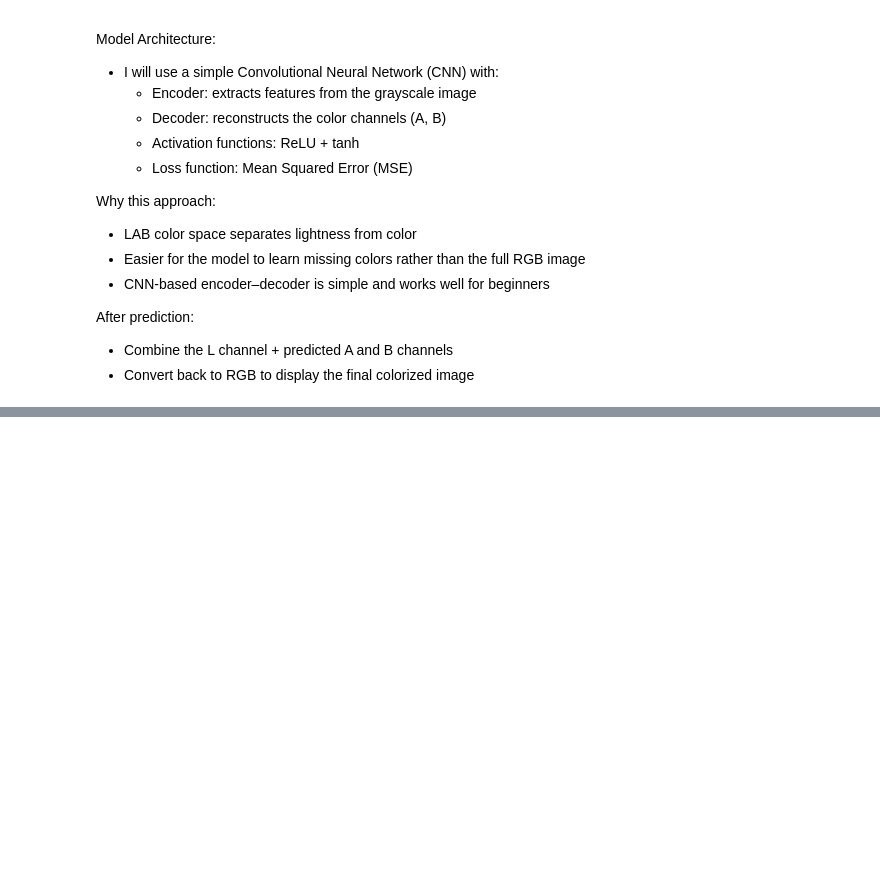
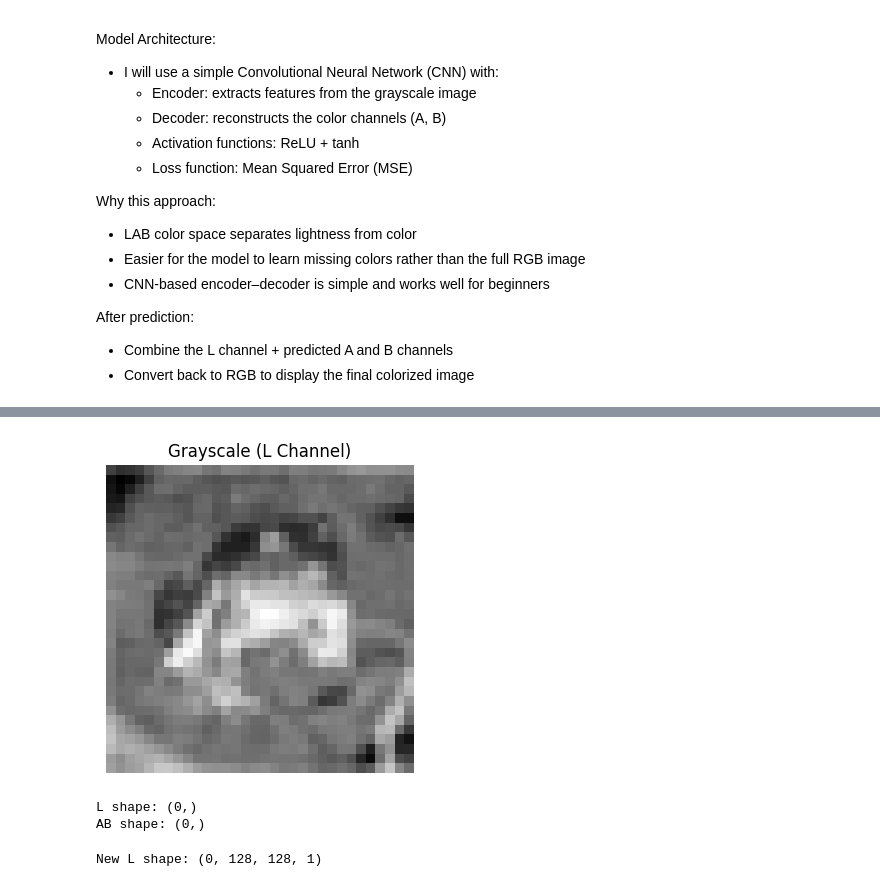
Before and after one commit to rakssan/genai-image-colorization, a Jupyter notebook: colorization_experiments.ipynb, the cells around one changed output, grey strips where cells are left out. Cells and saved outputs as stored; diff of their text form; code cells hidden in the pictures; blank space fills up the shorter version.

```diff
--- a/colorization_experiments.ipynb
+++ b/colorization_experiments.ipynb
@@ -79,0 +159,47 @@ After prediction:
+# %%
+lab = cv2.cvtColor((sample * 255).astype("uint8"), cv2.COLOR_RGB2LAB)
+L, A, B = cv2.split(lab)
+
+plt.figure(figsize=(4,4))
+plt.imshow(L, cmap="gray")
+plt.title("Grayscale (L Channel)")
+plt.axis("off")
+plt.show()
+# %% [output]
+[figure, added]
+# %%
+# Empty lists to store L channel (input) and AB channels (output)
+L_list = []
+AB_list = []
+
+for path in image_paths:
+    img = load_and_resize(path)
+
+    # Convert RGB → LAB
+    lab = cv2.cvtColor((img * 255).astype("uint8"), cv2.COLOR_RGB2LAB)
+    L, A, B = cv2.split(lab)
+
+    # Normalize A and B to [-1, 1]
+    A = A / 128 - 1
+    B = B / 128 - 1
+
+    L_list.append(L)
+    AB_list.append(np.stack((A, B), axis=-1))
+
+
+# Convert to numpy arrays
+L_list = np.array(L_list)
+AB_list = np.array(AB_list)
+
+print("L shape:", L_list.shape)
+print("AB shape:", AB_list.shape)
+# %% [output]
+L shape: (0,)
+AB shape: (0,)
+# %%
+# Add channel dimension for model input
+L_list = L_list.reshape(L_list.shape[0], 128, 128, 1)
+
+print("New L shape:", L_list.shape)
+# %% [output]
+New L shape: (0, 128, 128, 1)
```
Also changed, not shown: parts of 8 cells of this notebook.
